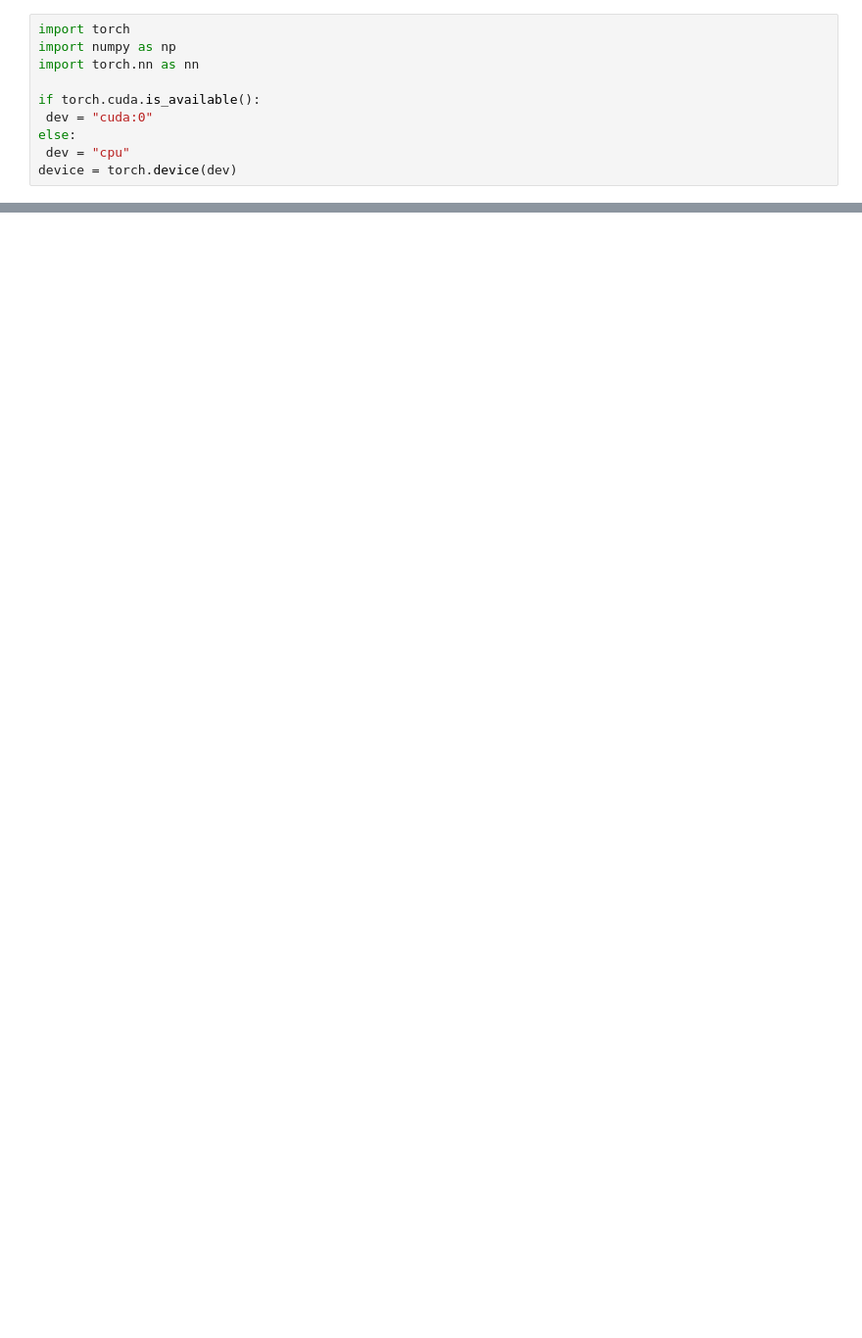
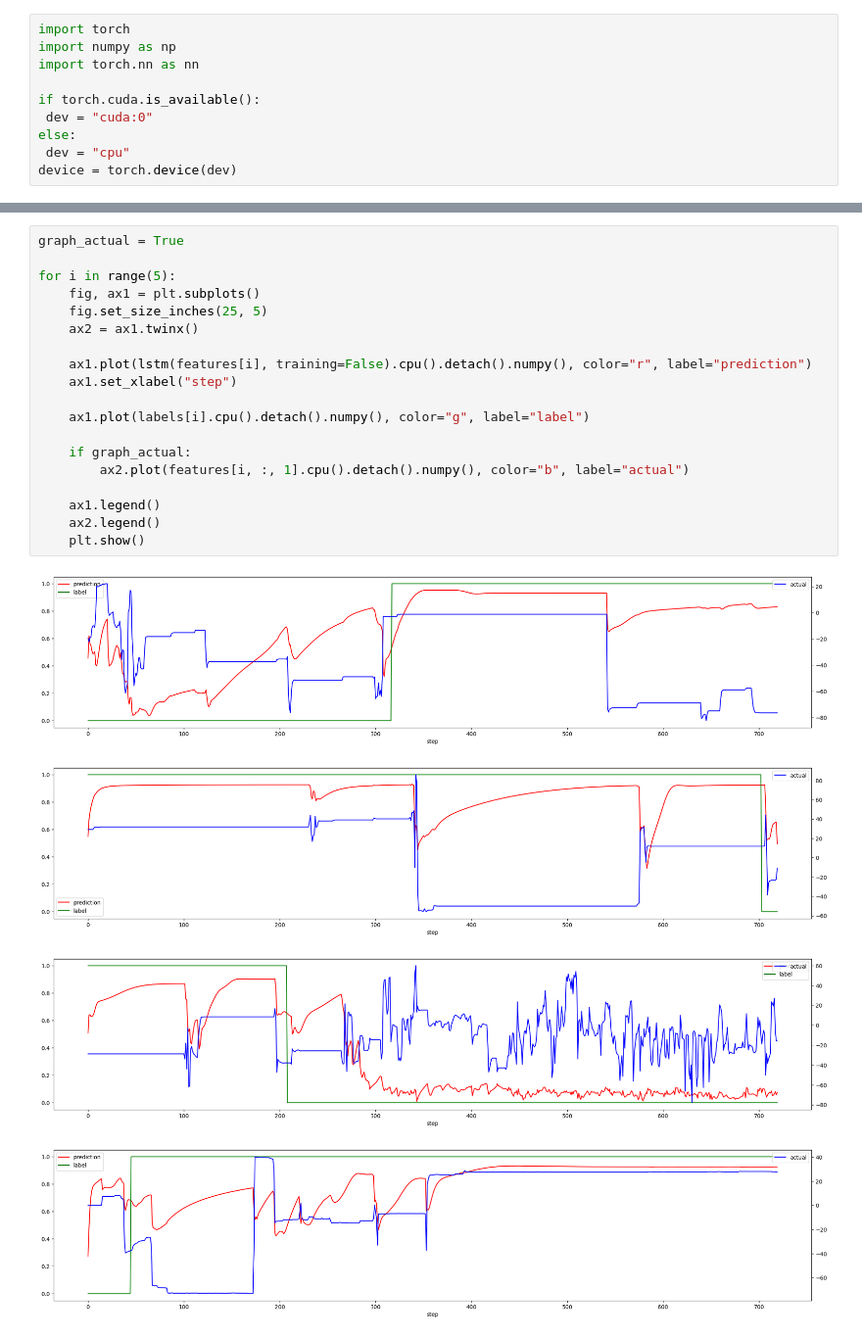
Before and after one commit to yotamfre/Sleep-Stage-Challenge, a Jupyter notebook: training.ipynb, the cells around one changed output, grey strips where cells are left out. Shown: that part at 98% size. Drawn from its saved outputs; the diff is of its cells as text; blank space fills up the shorter version.

```diff
--- a/training.ipynb
+++ b/training.ipynb
@@ -95,0 +93,24 @@ epoch:  8  loss:  9409.227699279785
+# %%
+graph_actual = True
+
+for i in range(5):
+    fig, ax1 = plt.subplots()
+    fig.set_size_inches(25, 5)
+    ax2 = ax1.twinx()
+
+    ax1.plot(lstm(features[i], training=False).cpu().detach().numpy(), color="r", label="prediction")
+    ax1.set_xlabel("step")
+
+    ax1.plot(labels[i].cpu().detach().numpy(), color="g", label="label")
+
+    if graph_actual:
+        ax2.plot(features[i, :, 1].cpu().detach().numpy(), color="b", label="actual")
+
+    ax1.legend()
+    ax2.legend()
+    plt.show()
+# %% [output]
+[figure, added]
+[figure, added]
+[figure, added]
+[figure, added]
```
Also changed, not shown: parts of 6 cells of this notebook, 1 other file.
